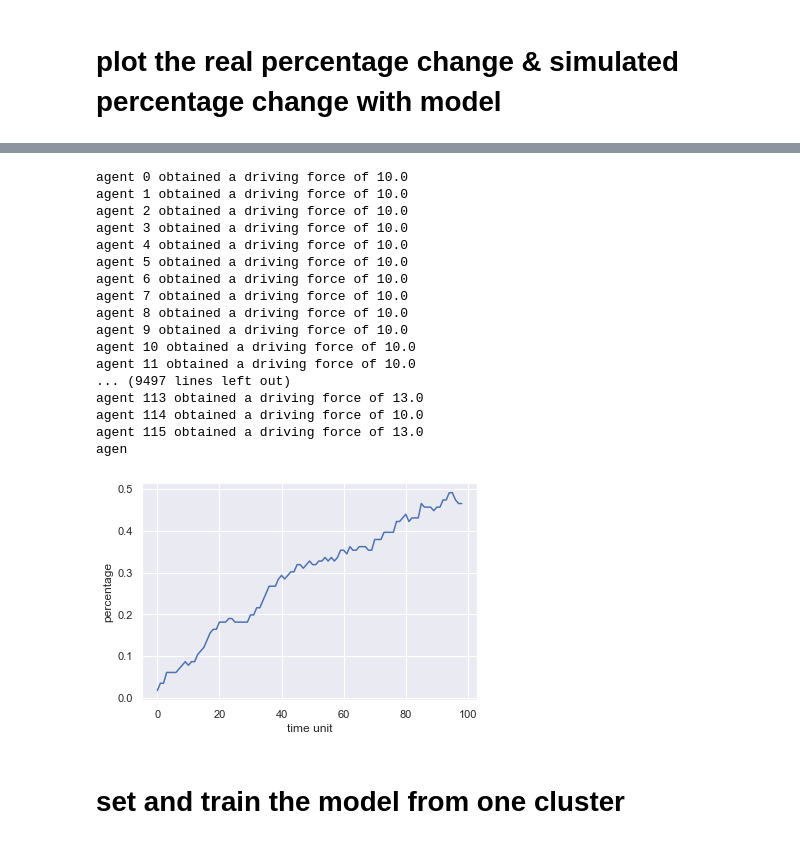
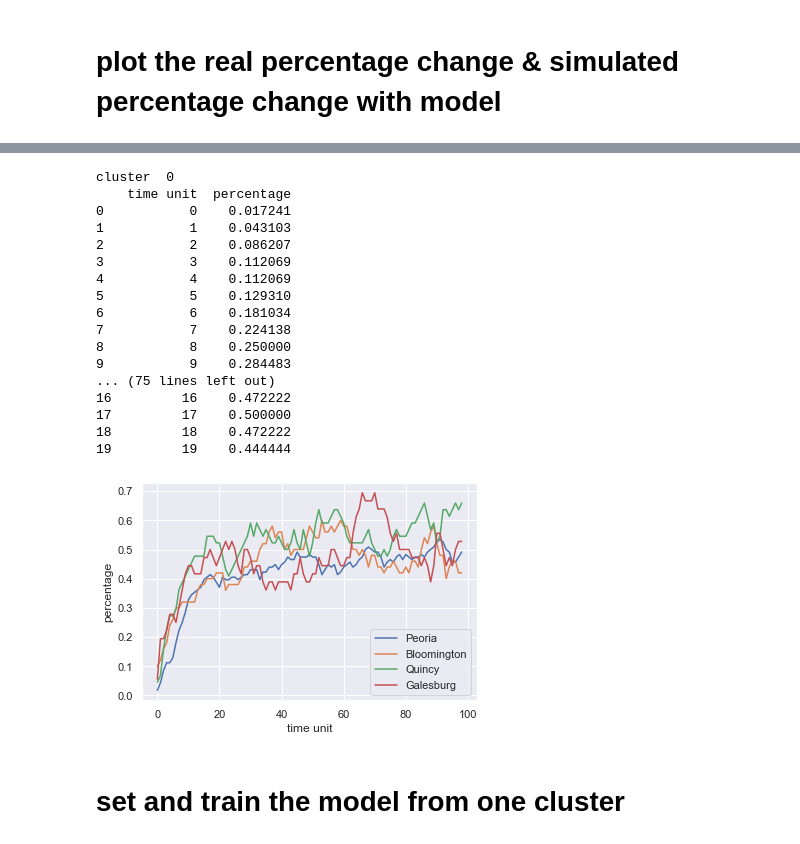
Before and after one commit to HX-Tfd/CSIS, a Jupyter notebook: process.ipynb, the cells around one changed output, grey strips where cells are left out. Cells and saved outputs as stored; diff of their text form; code cells hidden in the pictures.

```diff
--- a/process.ipynb
+++ b/process.ipynb
@@ -225,14 +214,15 @@ cluster  0
 # %%
 from sklearn.linear_model import LinearRegression
 import math
+from scipy import stats
 
 # fixed profit
-E_profit = 10
+E_profit = 15
 
 # coefficients of relations : k_alpha, k_beta, k_gamma
 k_alpha = 1
-k_beta = 1
-k_gamma = 1
+k_beta = 2
+k_gamma = 3
 
 
 def get_initial_opinions(cluster_number):
@@ -265,7 +255,7 @@ def get_change_simulated(edge_props, cluster_index):
     simulated_percentage_overtime.append([0, np.count_nonzero(initial_state_this_cluster)/cluster_size[cluster_index]])
 
     # calculate driving force(cluster specific)
-    driving_force = update_driving_forces_cluster_speciific(edge_props, cluster_index, current_state[1])
+    driving_force = update_driving_forces_cluster_specific(edge_props, cluster_index, current_state[1])
 
     # later states
     for i in range(98):
@@ -281,7 +271,7 @@ def get_change_simulated(edge_props, cluster_index):
     print(simulation.head(20))
     print()
     sns.set_theme()
-    sns.lineplot(x='time unit', y='percentage', data=simulation, ci=None)
+    sns.lineplot(x='time unit', y='percentage', data=simulation, label =cluster_names[cluster_index],ci=None)
 
 
 def update_driving_forces_cluster_specific(edge_props, cluster_number, opinions):
@@ -303,28 +293,29 @@ def update_driving_forces_cluster_specific(edge_props, cluster_number, opinions)
            if edge[1] == a and  not opinions[a-first_node] == opinions[edge[0]-first_node]:
                 updated_driving_force[a-first_node] += edge[2] * k_alpha + edge[3] * k_beta + edge[4]*k_gamma
         updated_driving_force[a-first_node]+=E_profit
-        print("agent {} obtained a driving force of {}".format(a, updated_driving_force[a]))
+        #print("agent {} obtained a driving force of {}".format(a, updated_driving_force[a]))
 
     return updated_driving_force
 
 
-def normalise_driving_force(driving_forces, hi):
-    return driving_forces/hi
-
-
 def prob_of_change(driving_forces):
-    hi = np.sum(driving_forces)
-    lo = None
-    driving_forces = normalise_driving_force(driving_forces, hi)
-    probs = [math.erf(driving_forces[i]) if driving_forces[i] < hi else math.erf(hi) for i in range(len(driving_forces)) ]
+    driving_forces = normalise_driving_force(driving_forces, -2 ,2)
+    probs = stats.norm.cdf(driving_forces)
+    #probs = np.repeat(0.01, len(driving_forces))
+    #probs = driving_forces/(len(driving_forces) * k_alpha + E_profit)
+    #print(probs)
     return probs
 
+def normalise_driving_force(driving_forces, a, b):
+    min_val = np.amin(driving_forces)
+    #max_val = np.amax(driving_forces)
+    max_val = ((len(driving_forces) * (k_alpha+k_beta+k_gamma)) + E_profit)
+    #return (b-a) * (driving_forces-min_val)/(max_val-min_val) - a
+    return ((b-a)* driving_forces/max_val)+a
 
 def opinion(x, p):
     res = (np.random.rand(1))[0]
     return 1-x if res < p else x
-
-# TODO: modify transition_function
 
 
 def update(driving_forces, edge_props, cluster_index, current_state):
@@ -337,27 +328,30 @@ def update(driving_forces, edge_props, cluster_index, current_state):
     new_driving_force = update_driving_forces_cluster_specific(edge_props, cluster_index, current_state)
 
     return new_states, new_driving_force
-# %%
-get_change_simulated(peoria_edges, 0)
-# %% [output]
-agent 0 obtained a driving force of 10.0
-agent 1 obtained a driving force of 10.0
-agent 2 obtained a driving force of 10.0
-agent 3 obtained a driving force of 10.0
-agent 4 obtained a driving force of 10.0
-agent 5 obtained a driving force of 10.0
-agent 6 obtained a driving force of 10.0
-agent 7 obtained a driving force of 10.0
-agent 8 obtained a driving force of 10.0
-agent 9 obtained a driving force of 10.0
-agent 10 obtained a driving force of 10.0
-agent 11 obtained a driving force of 10.0
-... (9497 lines left out)
-agent 113 obtained a driving force of 13.0
-agent 114 obtained a driving force of 10.0
-agent 115 obtained a driving force of 13.0
-agen
-[figure, removed]
+# %%
+get_change_simulated(peoria_edges, 0)
+get_change_simulated(bloomington_edges,1)
+get_change_simulated(quincy_edges, 2)
+get_change_simulated(galesburg_edges, 3)
+# %% [output]
+cluster  0
+    time unit  percentage
+0           0    0.017241
+1           1    0.043103
+2           2    0.086207
+3           3    0.112069
+4           4    0.112069
+5           5    0.129310
+6           6    0.181034
+7           7    0.224138
+8           8    0.250000
+9           9    0.284483
+... (75 lines left out)
+16         16    0.472222
+17         17    0.500000
+18         18    0.472222
+19         19    0.444444
+[figure, added]
 # %% [markdown]
 # **set and train the model from one cluster**
 # %% [markdown]
```
Also changed, not shown: parts of 5 cells of this notebook.
